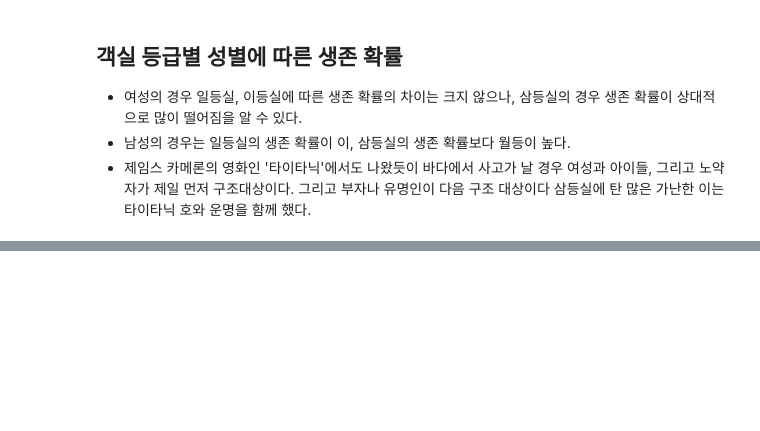
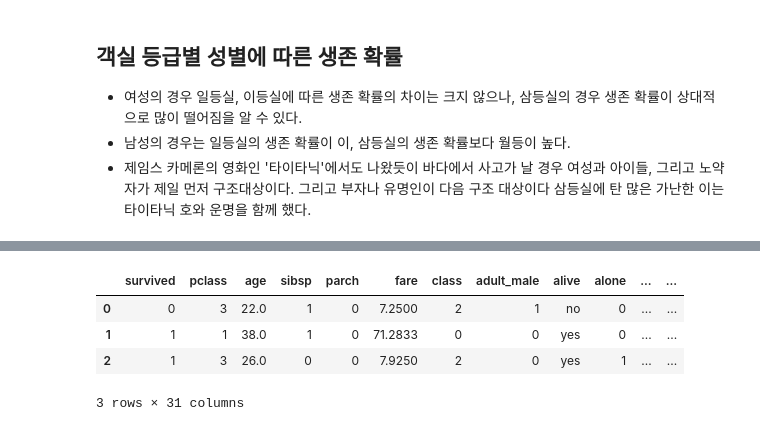
Before and after one commit to chan3623/data-collection-workspace, a Jupyter notebook: data23_ML_분류분석_titanic.ipynb, the cells around one changed output, grey strips where cells are left out. Cells and saved outputs as stored; diff of their text form; code cells hidden in the pictures; blank space fills up the shorter version.

```diff
--- a/data23_ML_분류분석_titanic.ipynb
+++ b/data23_ML_분류분석_titanic.ipynb
@@ -267,0 +444,27 @@ ValueError: could not convert string to float: 'male'
+# %%
+titanic_df3 = titanic.copy()
+
+# 1. LabelEncoder 적용할 컬럼
+label_cols = ['class', 'adult_male', 'alone']
+le = LabelEncoder()
+
+for col in label_cols:
+    titanic_df3[col] = le.fit_transform(titanic_df3[col])
+
+# 2. OneHotEncoder 적용할 컬럼
+ohe_cols = ['sex', 'embarked', 'who', 'deck', 'embark_town']
+ohe = OneHotEncoder(sparse_output=False, handle_unknown='ignore')
+
+# 결과를 저장할 DataFrame
+ohe_result = pd.DataFrame(index=titanic_df3.index)
+
+for col in ohe_cols:
+    #encoded 타입은 ndarray
+    encoded = ohe.fit_transform(titanic_df3[[col]])
+    col_names = ohe.get_feature_names_out([col])
+    encoded_df = pd.DataFrame(encoded, columns=col_names, index=titanic_df3.index)
+    ohe_result = pd.concat([ohe_result, encoded_df], axis=1)
+
+# 기존 원본 컬럼 삭제 후 병합
+titanic_df3 = pd.concat([titanic_df3.drop(columns=ohe_cols), ohe_result], axis=1)
+print(titanic_df3.info())
@@ -267,0 +499,8 @@ ValueError: could not convert string to float: 'male'
+# %%
+titanic_df3.head(3)
+# %% [output]
+|  | survived | pclass | age | sibsp | parch | fare | class | adult_male | alive | alone | ... | ... |
+| 0 | 0 | 3 | 22.0 | 1 | 0 | 7.2500 | 2 | 1 | no | 0 | ... | ... |
+| 1 | 1 | 1 | 38.0 | 1 | 0 | 71.2833 | 0 | 0 | yes | 0 | ... | ... |
+| 2 | 1 | 3 | 26.0 | 0 | 0 | 7.9250 | 2 | 0 | yes | 1 | ... | ... |
+3 rows × 31 columns
```
Also changed, not shown: parts of 50 cells of this notebook, 20 other files.
